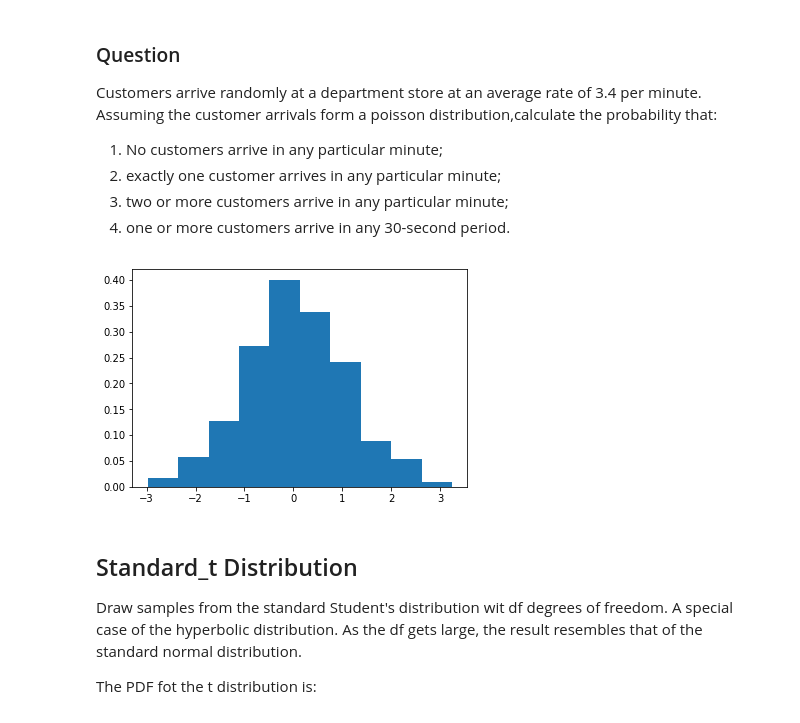
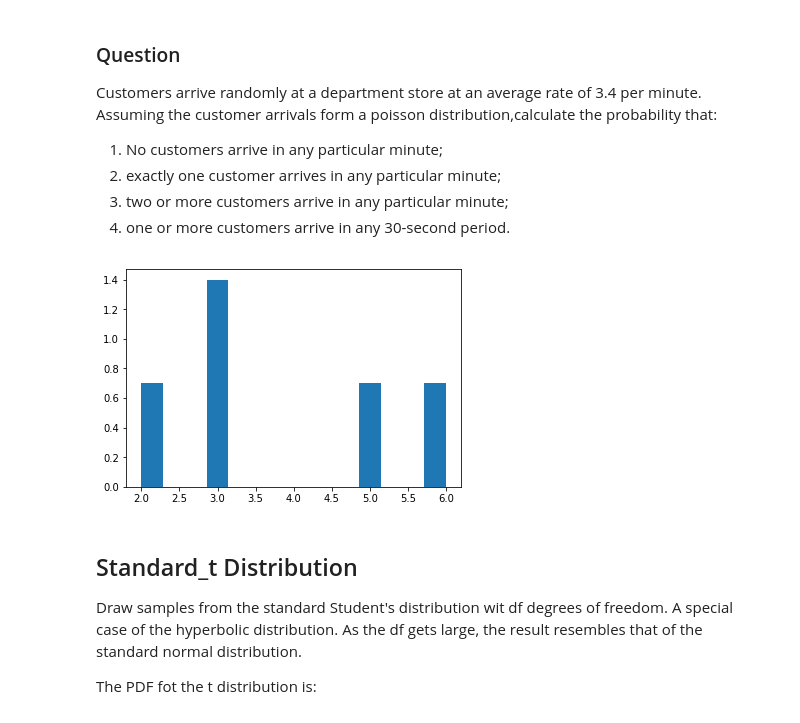
Before and after one commit to MarcoMen-Temp/Programming-Practice, a Jupyter notebook: NumpyAssignment.ipynb, the cells around one changed output. Saved outputs shown, nothing was run; the diff lists cells and outputs as text; code cells hidden in the pictures.

```diff
--- a/NumpyAssignment.ipynb
+++ b/NumpyAssignment.ipynb
@@ -314,18 +321,18 @@ Customers arrive randomly at a department store at an average rate of 3.4 per mi
 # %%
 # for 1, 2,3 the interval for the poisson situation is 1 minute
 # the given mean = 3.4
 # for 4 the interval is only 30 seconds,so the mean must be adjusted to 3.4 / 2 = 1.7
 
 import numpy as np
 import matplotlib.pyplot as plt
 
-p = np.random.poisson(lam=(3.4))
+p = np.random.poisson(lam=(3.4), size=(5))
 p
 
-count, bins, ignored= plt.hist(s,10,normed=True)
+count, bins, ignored= plt.hist(p,14,normed=True)
 plt.show()
 # %% [output]
-[figure, old version]
+[figure, new version]
 # %% [markdown]
  ## Standard_t Distribution
 
```
Also changed, not shown: parts of 6 cells of this notebook.
